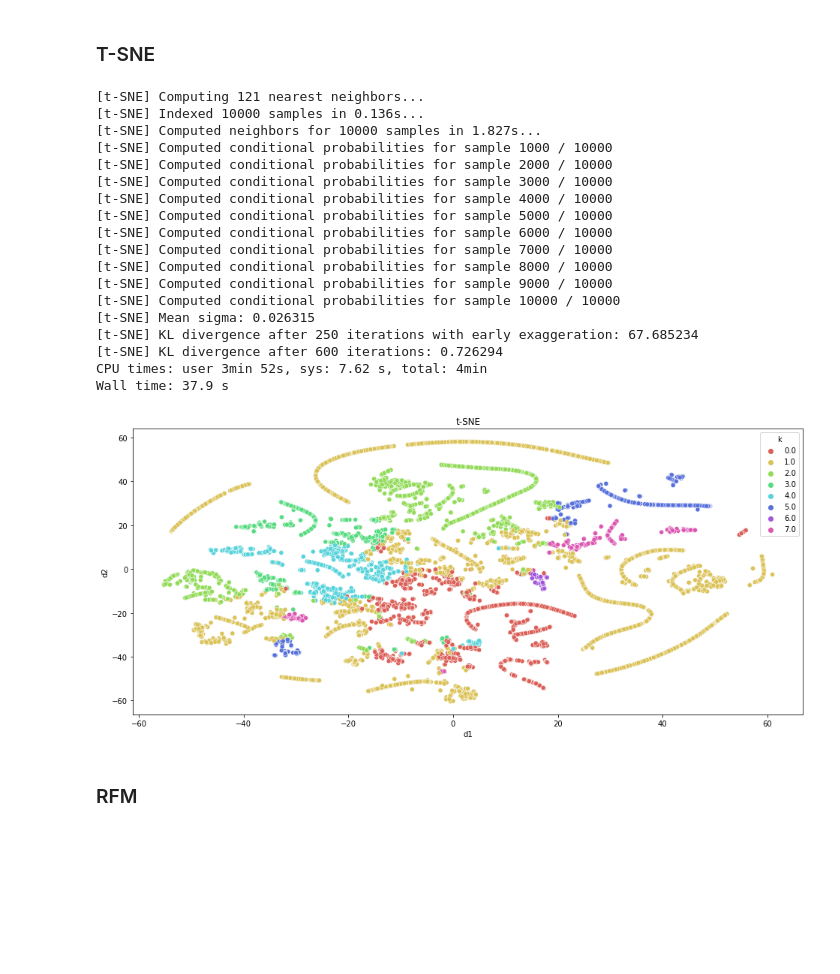
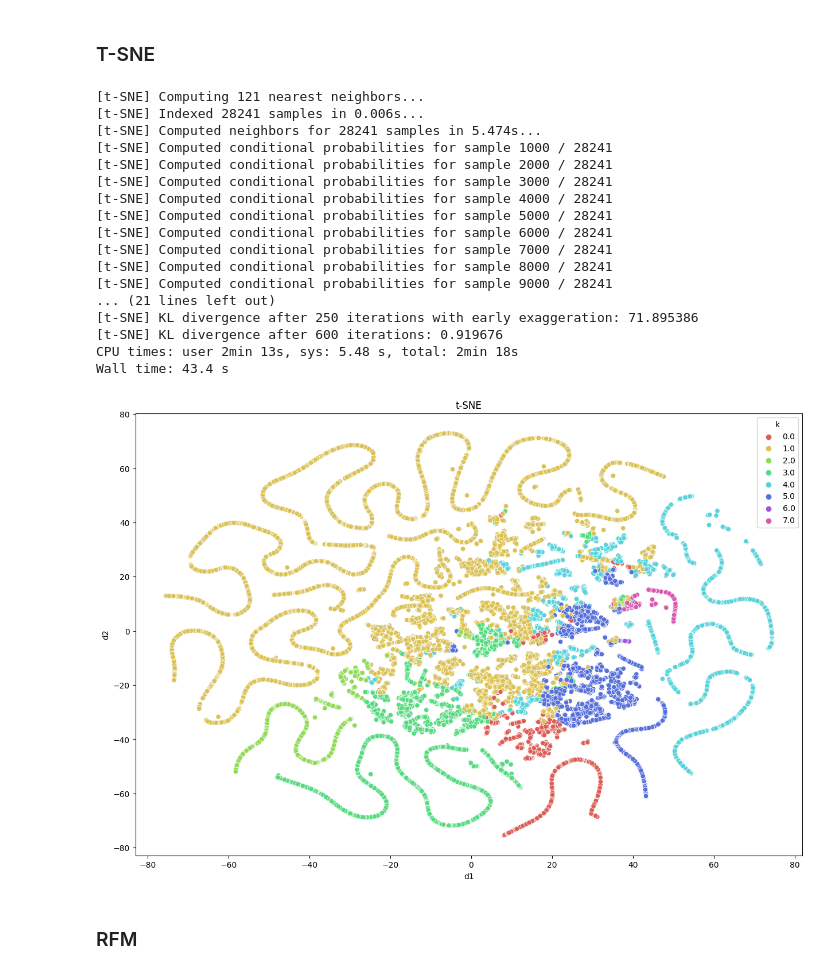
Before and after one commit to onlinex/DSBA_EcommerceRecommendations, a Jupyter notebook: filter/segments.ipynb, the cells around one changed output. Saved outputs shown, nothing was run; the diff lists cells and outputs as text; code cells hidden in the pictures; blank space fills up the shorter version.

Commit message:
data mart fix

```diff
--- a/filter/segments.ipynb
+++ b/filter/segments.ipynb
@@ -8,7 +8,7 @@ warnings.filterwarnings("ignore")
 # %%
 np.random.seed(42)
 # %%
-data = pd.read_parquet('./data/mart/data_mart.parquet')
+data = pd.read_parquet('../data/sas/mart/data_mart.parquet')
 # %% [markdown]
 <h3>NA</h3>
 # %%
@@ -37,6 +37,8 @@ corr_mask = (abs(corr) > 0.85) * np.invert(np.eye(len(corr)).astype(bool))
 decorr_columns = corr[corr_mask].isna().all()
 # get names
 decorr_columns = decorr_columns[decorr_columns].index.values
+# %%
+decorr_columns = decorr_columns[(decorr_columns != 'none') * (decorr_columns != 'Unknown')]
 # %%
 df = df[decorr_columns]
 # %%
@@ -151,7 +153,7 @@ Y_pca = PCA(n_components=2).fit_transform(X);
 Y_svd = TruncatedSVD(n_components=2).fit_transform(X);
 # %%
 K = 8
-kmeanModel = KMeans(n_clusters=K, max_iter=500, n_init=20, random_state=7).fit(X)
+kmeanModel = KMeans(n_clusters=K, max_iter=1500, n_init=100, random_state=42).fit(X)
 # %%
 np.random.seed(21)
 colors = np.sqrt(np.random.randint(0,255, size=(K, 3))/255)
@@ -234,40 +236,39 @@ plt.title('DBSCAN');
 # %%
 from sklearn.manifold import TSNE
 # %%
-x_sample = np.random.choice(len(X), size=10000, replace=False)
+x_sample = np.random.choice(len(X), size=len(X), replace=False)
 # %%
 %%time
 tsne = TSNE(n_components=2, verbose=1, perplexity=40, n_iter=600)
 tsne_results = tsne.fit_transform(X[x_sample])
 # %% [output]
 [t-SNE] Computing 121 nearest neighbors...
-[t-SNE] Indexed 10000 samples in 0.136s...
-[t-SNE] Computed neighbors for 10000 samples in 1.827s...
-[t-SNE] Computed conditional probabilities for sample 1000 / 10000
-[t-SNE] Computed conditional probabilities for sample 2000 / 10000
-[t-SNE] Computed conditional probabilities for sample 3000 / 10000
-[t-SNE] Computed conditional probabilities for sample 4000 / 10000
-[t-SNE] Computed conditional probabilities for sample 5000 / 10000
-[t-SNE] Computed conditional probabilities for sample 6000 / 10000
-[t-SNE] Computed conditional probabilities for sample 7000 / 10000
-[t-SNE] Computed conditional probabilities for sample 8000 / 10000
-[t-SNE] Computed conditional probabilities for sample 9000 / 10000
-[t-SNE] Computed conditional probabilities for sample 10000 / 10000
-[t-SNE] Mean sigma: 0.026315
-[t-SNE] KL divergence after 250 iterations with early exaggeration: 67.685234
-[t-SNE] KL divergence after 600 iterations: 0.726294
-CPU times: user 3min 52s, sys: 7.62 s, total: 4min
-Wall time: 37.9 s
+[t-SNE] Indexed 28241 samples in 0.006s...
+[t-SNE] Computed neighbors for 28241 samples in 5.474s...
+[t-SNE] Computed conditional probabilities for sample 1000 / 28241
+[t-SNE] Computed conditional probabilities for sample 2000 / 28241
+[t-SNE] Computed conditional probabilities for sample 3000 / 28241
+[t-SNE] Computed conditional probabilities for sample 4000 / 28241
+[t-SNE] Computed conditional probabilities for sample 5000 / 28241
+[t-SNE] Computed conditional probabilities for sample 6000 / 28241
+[t-SNE] Computed conditional probabilities for sample 7000 / 28241
+[t-SNE] Computed conditional probabilities for sample 8000 / 28241
+[t-SNE] Computed conditional probabilities for sample 9000 / 28241
+... (21 lines left out)
+[t-SNE] KL divergence after 250 iterations with early exaggeration: 71.895386
+[t-SNE] KL divergence after 600 iterations: 0.919676
+CPU times: user 2min 13s, sys: 5.48 s, total: 2min 18s
+Wall time: 43.4 s
 # %%
 sne_labels = kmeanModel.predict(X)[x_sample]
 # %%
 tSNE = pd.DataFrame(np.vstack((tsne_results.T, sne_labels)).T, columns=['d1', 'd2', 'k'])
 
-plt.figure(figsize=(16,7)); plt.title('t-SNE')
+plt.figure(figsize=(15,10)); plt.title('t-SNE')
 sns.scatterplot(x='d1', y='d2', hue='k', data=tSNE, legend='full', alpha=1.,
                 palette=sns.color_palette('hls', kmeanModel.n_clusters));
 # %% [output]
-[figure, old version]
+[figure, new version]
 # %% [markdown]
 <h3>RFM</h3>
 # %%
```
Also changed, not shown: parts of 29 cells of this notebook, 6 other files.
